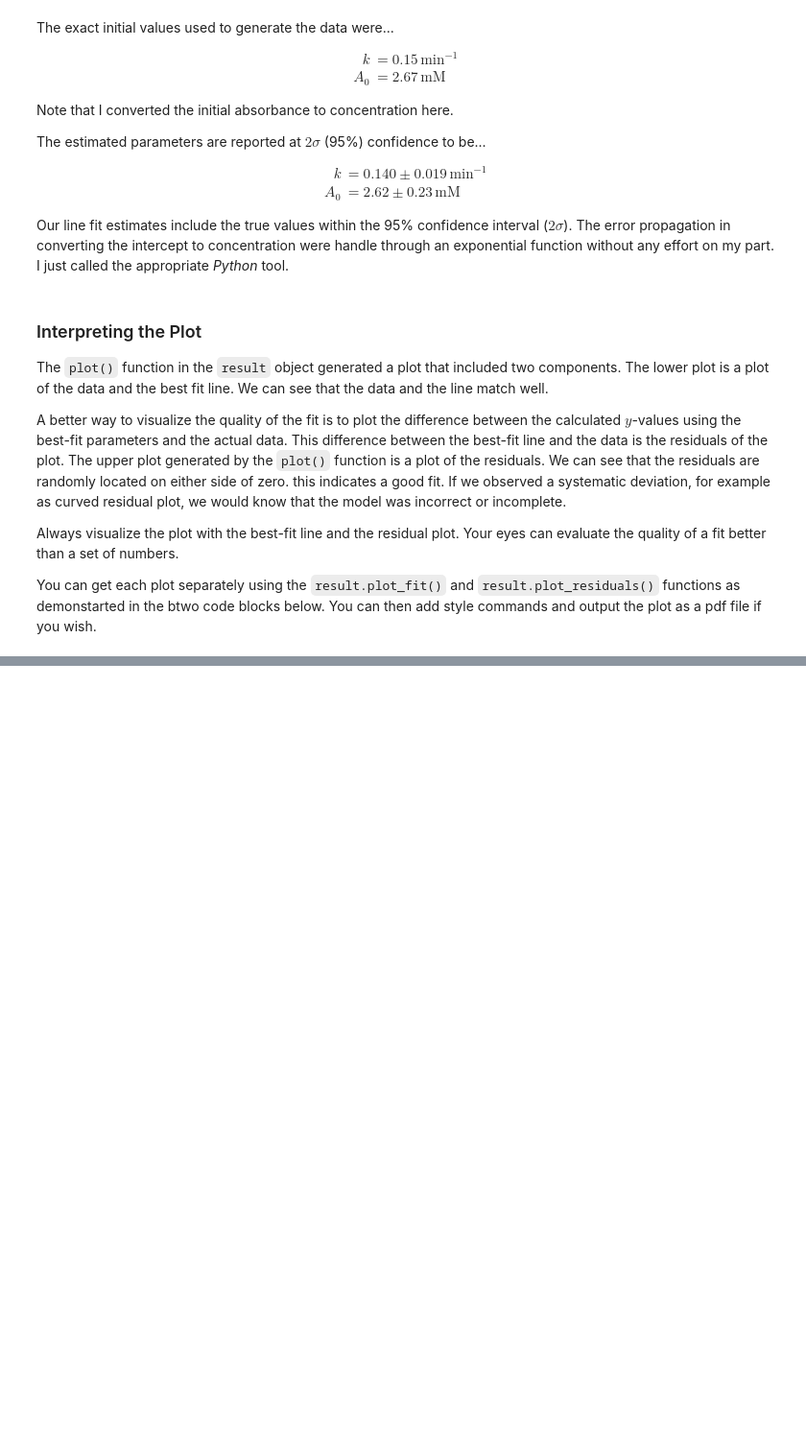
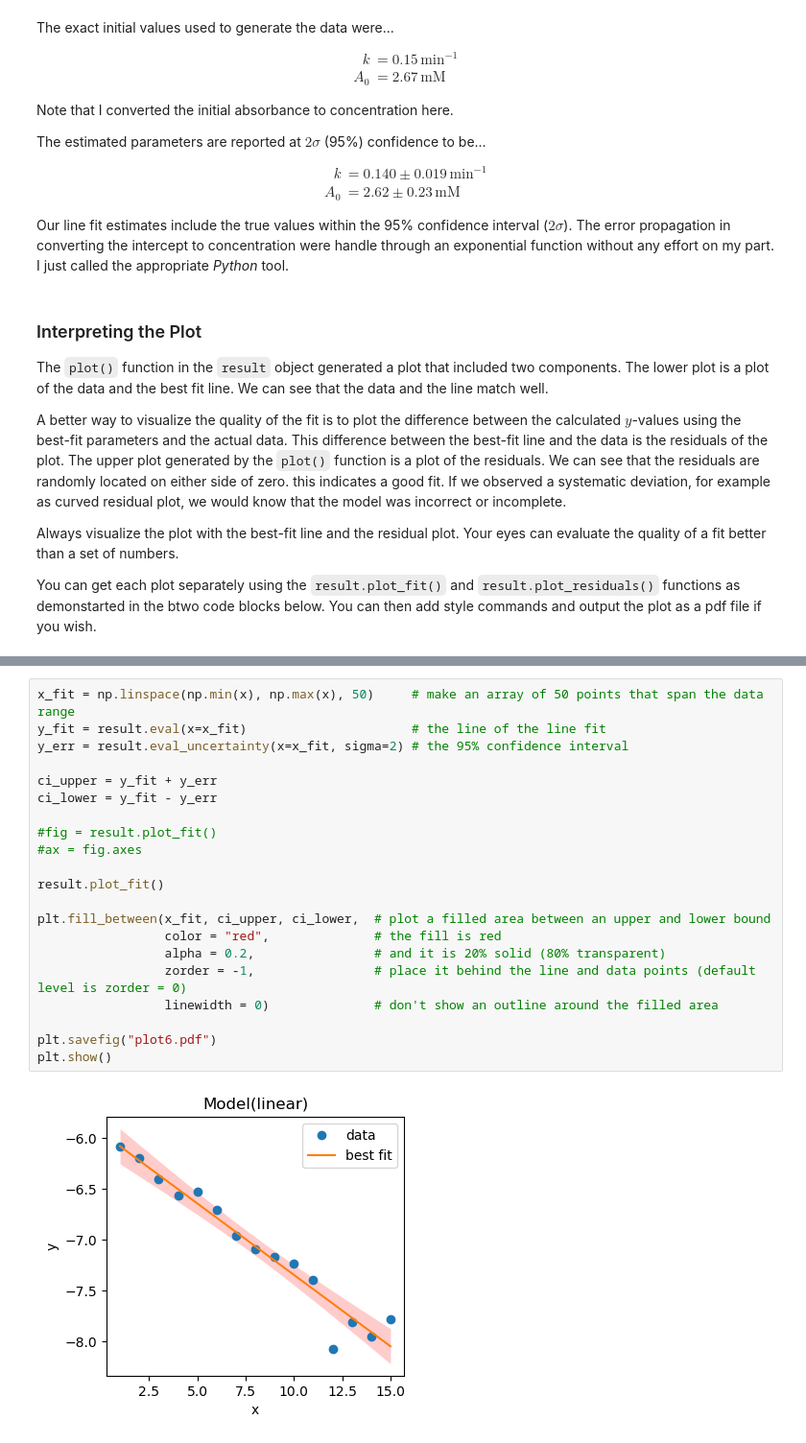
Before and after one commit to blinkletter/4410WebBook2026, a Jupyter notebook: book/notebooks/M11_Plot_Recommendations/01_SimplePlots.ipynb, the cells around one changed output, grey strips where cells are left out. Shown at 96% size. Cells and saved outputs as stored; diff of their text form; blank space fills up the shorter version.

```diff
--- a/book/notebooks/M11_Plot_Recommendations/01_SimplePlots.ipynb
+++ b/book/notebooks/M11_Plot_Recommendations/01_SimplePlots.ipynb
@@ -519,0 +539,23 @@ plt.show()
+# %%
+x_fit = np.linspace(np.min(x), np.max(x), 50)     # make an array of 50 points that span the data range
+y_fit = result.eval(x=x_fit)                      # the line of the line fit
+y_err = result.eval_uncertainty(x=x_fit, sigma=2) # the 95% confidence interval
+
+ci_upper = y_fit + y_err
+ci_lower = y_fit - y_err
+
+#fig = result.plot_fit()
+#ax = fig.axes
+
+result.plot_fit()
+
+plt.fill_between(x_fit, ci_upper, ci_lower,  # plot a filled area between an upper and lower bound
+                 color = "red",              # the fill is red
+                 alpha = 0.2,                # and it is 20% solid (80% transparent)
+                 zorder = -1,                # place it behind the line and data points (default level is zorder = 0)
+                 linewidth = 0)              # don't show an outline around the filled area
+
+plt.savefig("plot6.pdf")
+plt.show()
+# %% [output]
+[figure, added]
```
Also changed, not shown: parts of 18 cells of this notebook, 11 other files.
